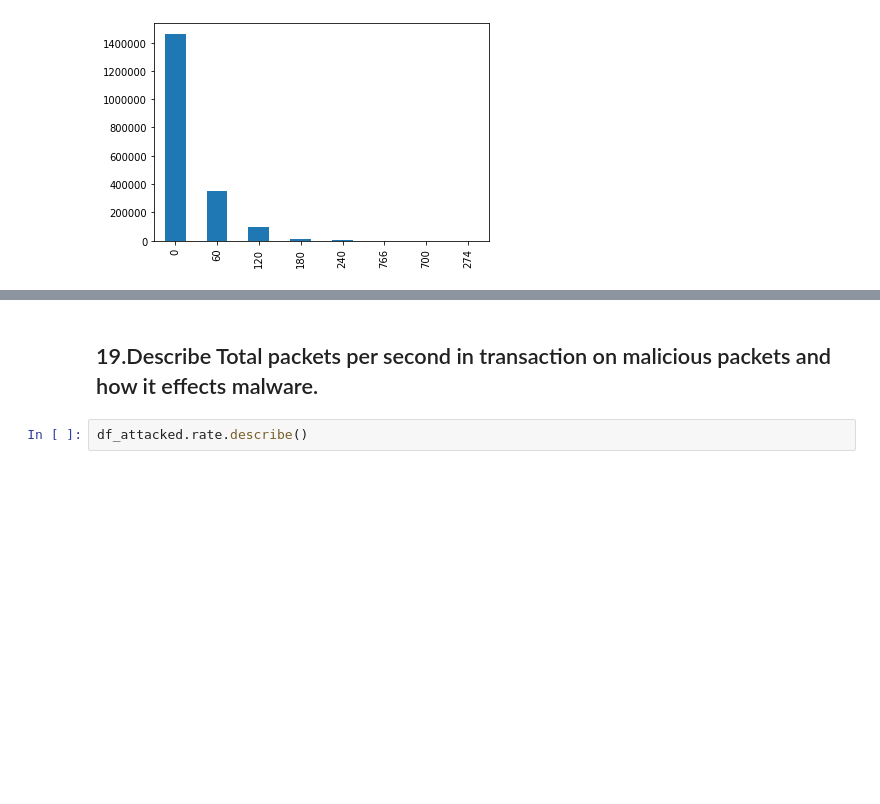
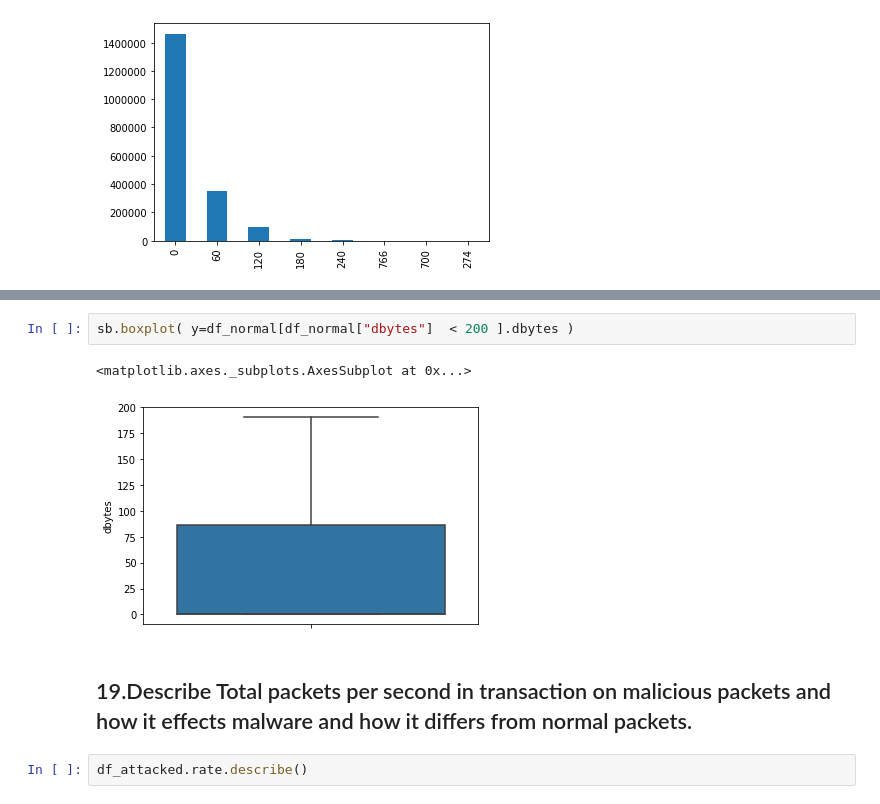
Before and after one commit to Siddharth1698/Analysis-of-DDoS-attack-from-Botnet-devices-using-Machine-Learning-Classifiers, a Jupyter notebook: Data Analysis.ipynb, the cells around one changed output, grey strips where cells are left out. Drawn from its saved outputs; the diff is of its cells as text; blank space fills up the shorter version.

```diff
--- a/Data Analysis.ipynb
+++ b/Data Analysis.ipynb
@@ -553,5 +609,10 @@ df_attacked.dbytes.value_counts()[:8].plot(kind="bar")
+# %%
+sb.boxplot( y=df_normal[df_normal["dbytes"]  < 200 ].dbytes )
+# %% [output]
+<matplotlib.axes._subplots.AxesSubplot at 0x...>
+[figure, added]
 # %% [markdown]
-## 19.Describe Total packets per second in transaction on malicious packets and how it effects malware.
+## 19.Describe Total packets per second in transaction on malicious packets and how it effects malware and how it differs from normal packets.
 # %%
 df_attacked.rate.describe()
 # %% [output]
```
Also changed, not shown: parts of 10 cells of this notebook.
